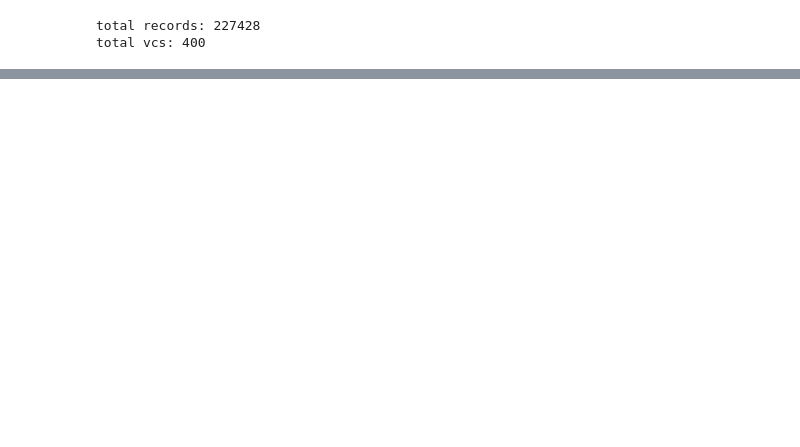
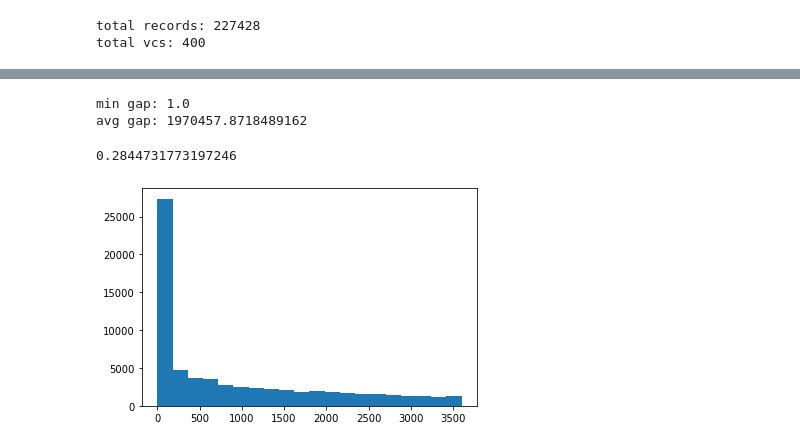
Before and after one commit to SU-Hongs/UROP_mining, a Jupyter notebook: FourSquare/preprocess.ipynb, the cells around one changed output, grey strips where cells are left out. Drawn from its saved outputs; the diff is of its cells as text; code cells hidden in the pictures; blank space fills up the shorter version.

```diff
--- a/FourSquare/preprocess.ipynb
+++ b/FourSquare/preprocess.ipynb
@@ -94,0 +137,40 @@ total big_vc_names: 70
+# %%
+from datetime import timedelta
+from tqdm import tqdm
+import numpy as np
+
+# get time granularity
+user_curr_t=dict()
+gaps=[]
+min_gap=timedelta(seconds=3600)
+for i in tqdm(range(len(data))):
+    uid=data.uid[i]
+    curr_t,prev_t=data.utc_time_value[i],user_curr_t.get(uid,datetime.fromisoformat('2000-01-01'))
+    gap=curr_t-prev_t
+    if gap>timedelta(seconds=0):
+        gaps.append(gap.total_seconds())
+        if gap<min_gap:
+            min_gap=gap
+        # if gap<timedelta(seconds=60):
+        #     print('uid:',uid)
+        #     print('curr_t:',curr_t)
+        #     print('prev_t:',prev_t)
+        user_curr_t.update({uid:curr_t})
+print('min gap:',min_gap.total_seconds())
+print('avg gap:',np.mean(gaps))
+# %% [output]
+min gap: 1.0
+avg gap: 1970457.8718489162
+# %%
+import matplotlib.pyplot as plt
+
+ratio=np.sum((np.array(gaps)<36000) & (np.array(gaps)>3600))/len(gaps)
+print(ratio)
+# gaps=[g for g in gaps if g<3600]
+# print('avg gap (<3600):',np.mean(gaps))
+
+plt.hist([g for g in gaps if g<3600], bins=20)
+plt.show()
+# %% [output]
+0.2844731773197246
+[figure, added]
```
Also changed, not shown: parts of 11 cells of this notebook, 2 other files.
